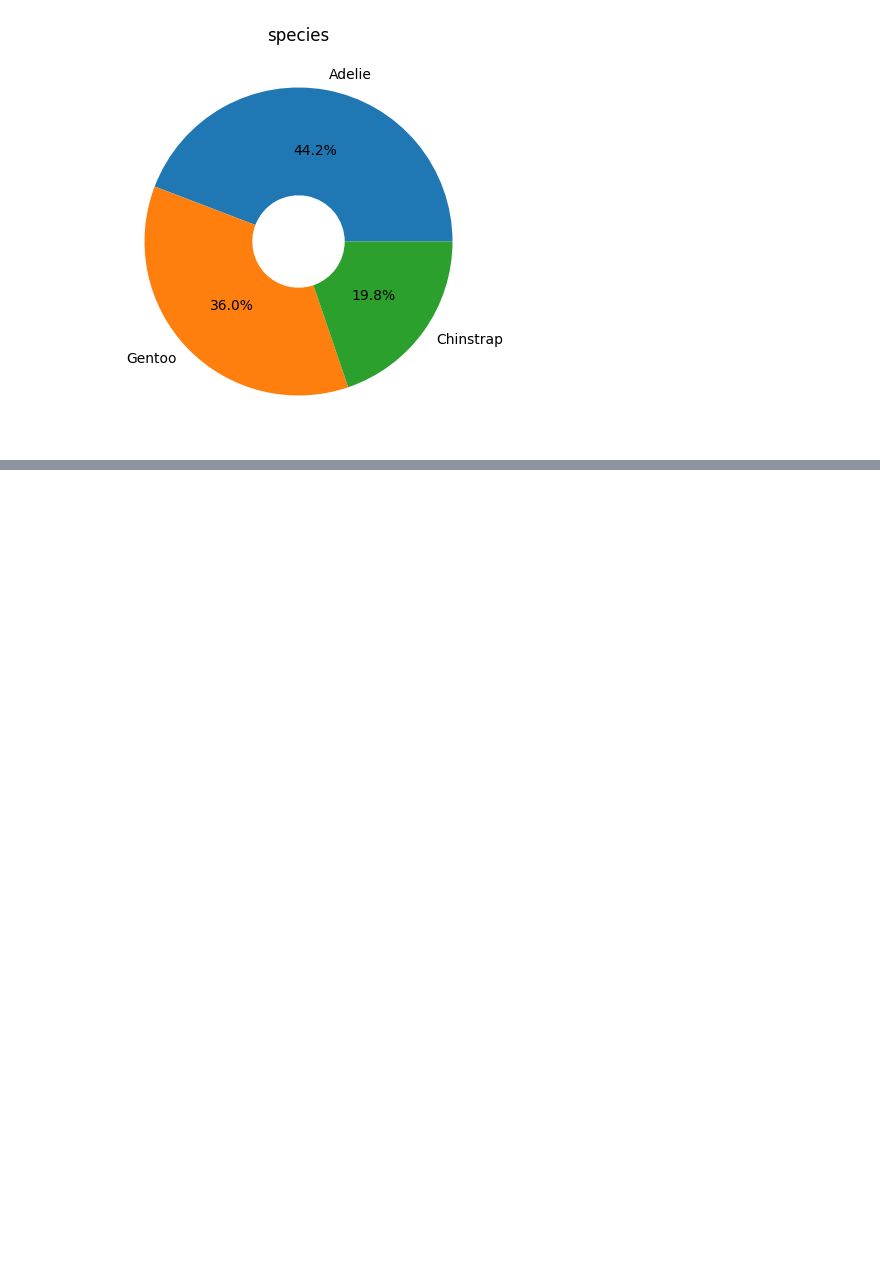
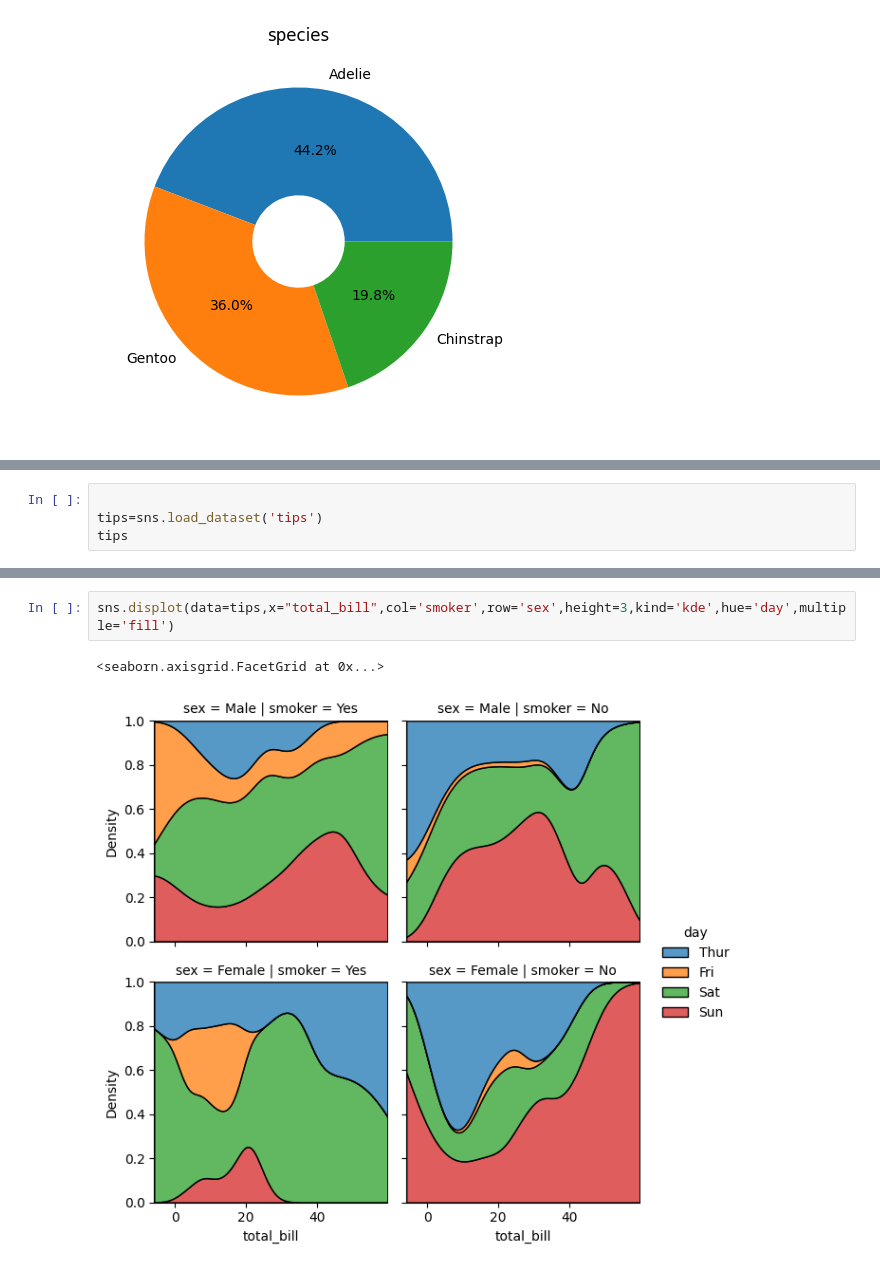
Before and after one commit to aliMR1/data-science-digipodium, a Jupyter notebook: analysis/visualization.ipynb, the cells around one changed output, grey strips where cells are left out. Saved outputs shown, nothing was run; the diff lists cells and outputs as text; blank space fills up the shorter version.

```diff
--- a/images/analysis/visualization.ipynb
+++ b/analysis/visualization.ipynb
@@ -68,0 +65,4 @@ NameError: name 'tip' is not defined
+# %%
+
+tips=sns.load_dataset('tips')
+tips
@@ -68,0 +83,5 @@ NameError: name 'tip' is not defined
+# %%
+sns.displot(data=tips,x="total_bill",col='smoker',row='sex',height=3,kind='kde',hue='day',multiple='fill')
+# %% [output]
+<seaborn.axisgrid.FacetGrid at 0x...>
+[figure, added]
```
Also changed, not shown: parts of 2 cells of this notebook, 18 other files.
